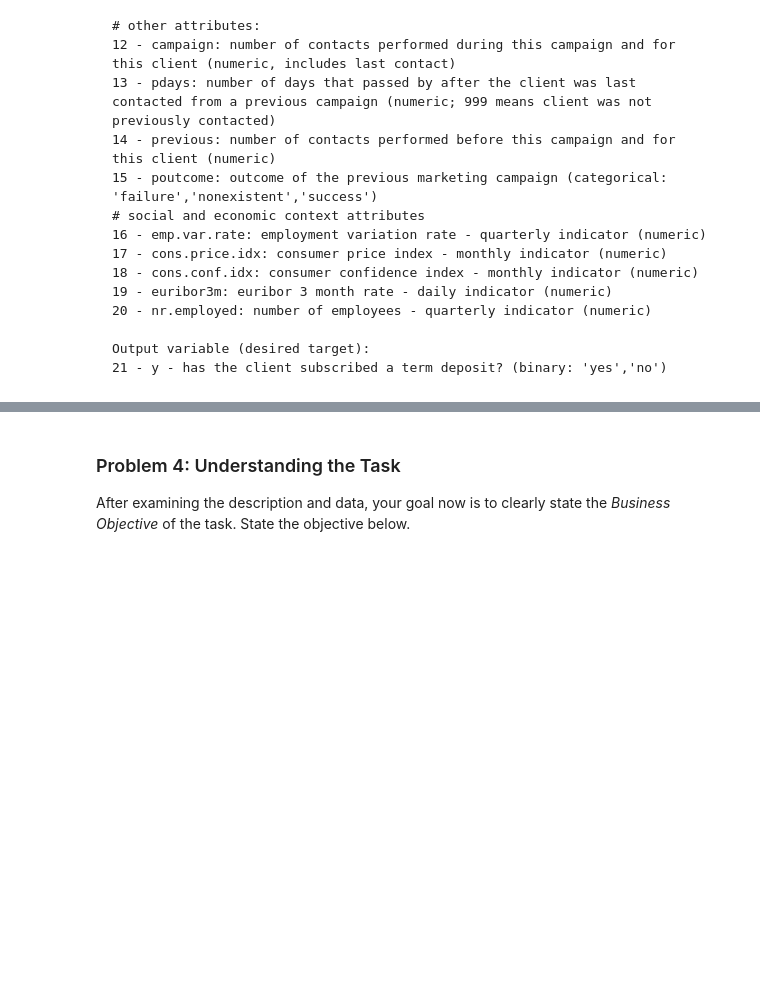
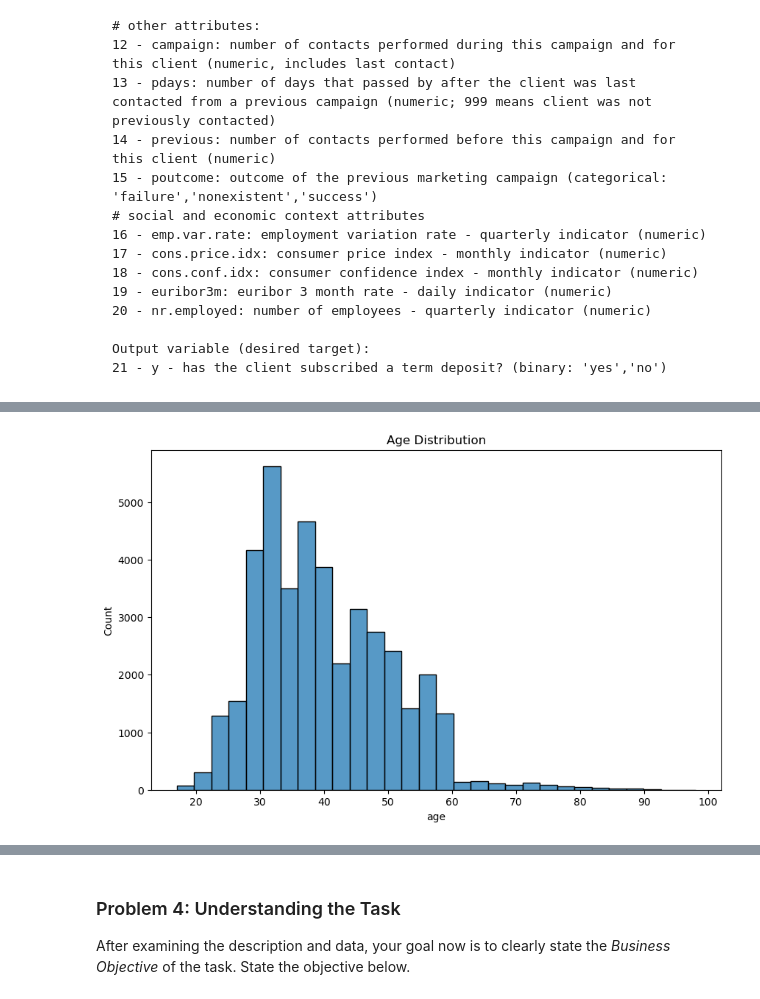
Before and after one commit to vikashsinha72/UCBMLAI_PA2-, a Jupyter notebook: prompt_III.ipynb, the cells around one changed output, grey strips where cells are left out. Drawn from its saved outputs; the diff is of its cells as text; code cells hidden in the pictures; blank space fills up the shorter version.

```diff
--- a/prompt_III.ipynb
+++ b/prompt_III.ipynb
@@ -67,0 +155,8 @@ Output variable (desired target):
+# %%
+#Numerical Variables Visualization
+plt.figure(figsize=(10,6))
+sns.histplot(df['age'], bins=30)
+plt.title('Age Distribution')
+plt.show()
+# %% [output]
+[figure, added]
```
Also changed, not shown: parts of 39 cells of this notebook, 2 other files.
